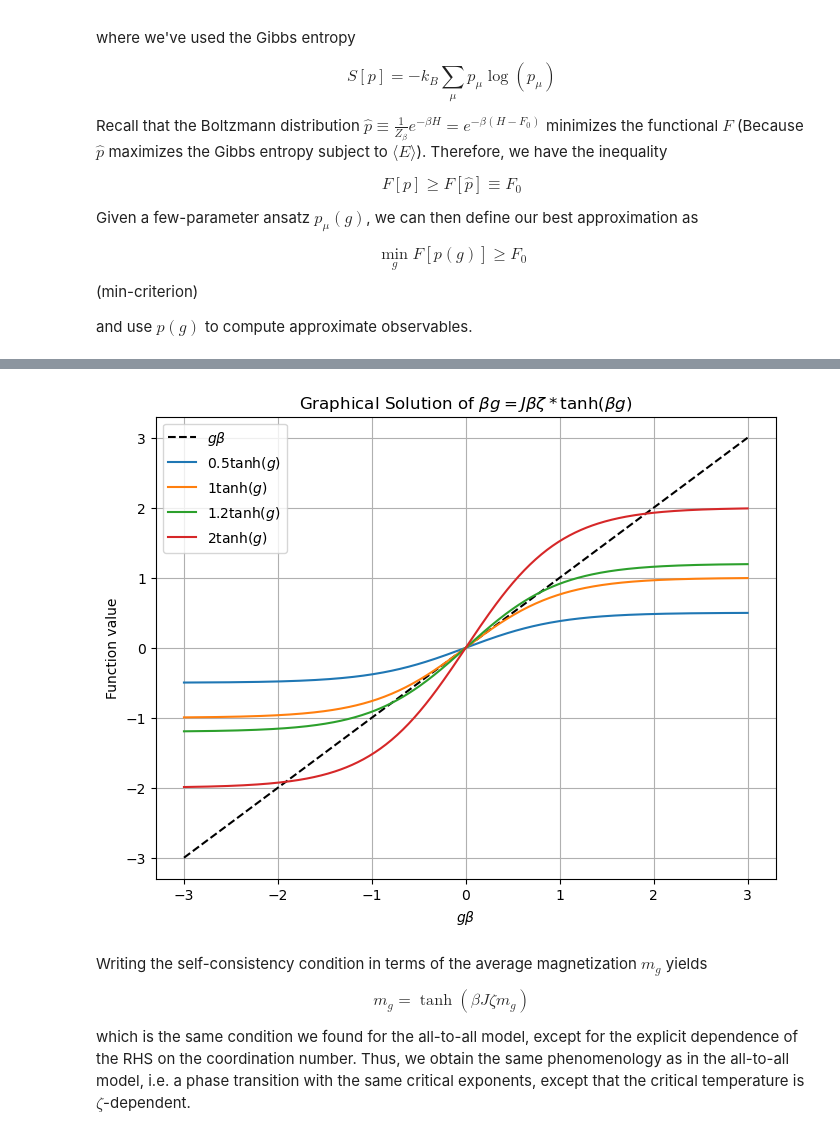
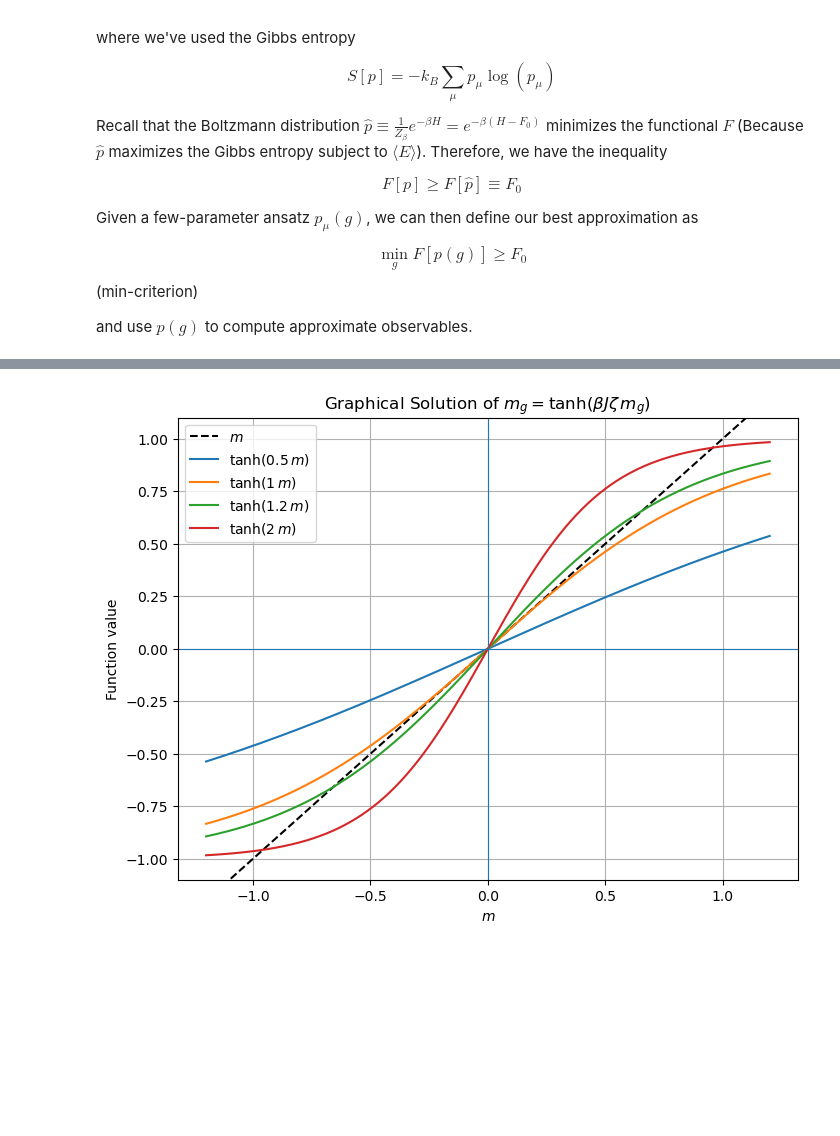
Before and after one commit to Hallatscheklab/StatPhys26, a Jupyter notebook: _sources/Variational-Methods/Variational-methods-Mean-Field.ipynb, the cells around one changed output, grey strips where cells are left out. Cells and saved outputs as stored; diff of their text form; code cells hidden in the pictures; blank space fills up the shorter version.

```diff
--- a/_sources/Variational-Methods/Variational-methods-Mean-Field.ipynb
+++ b/_sources/Variational-Methods/Variational-methods-Mean-Field.ipynb
@@ -186,39 +197,38 @@ Here's a graphical solution of
 $$
 \beta g=J \beta \zeta \tanh (\beta g)
 $$
-# %%
-import numpy as np
-import matplotlib.pyplot as plt
-
-# Define the parameters for multiple J values
-J_values = [0.5, 1, 1.2, 2]
-g_values = np.linspace(-3, 3, 400)  # Range of g values for plotting
-
-# Plotting for multiple J values
-plt.figure(figsize=(8, 6))
-plt.plot(g_values, g_values, label='$g\\beta$', linestyle='--', color='black')
-
-for J in J_values:
-    tanh_function = J * np.tanh(g_values)
-    plt.plot(g_values, tanh_function, label=f'${J} \\tanh(g)$')
-
-plt.title('Graphical Solution of $\\beta g = J \\beta \\zeta * \\tanh(\\beta g)$')
-plt.xlabel('$g\\beta$')
-plt.ylabel('Function value')
-plt.legend()
-plt.grid(True)
-plt.show()
-# %% [output]
-[figure, removed]
-# %% [markdown]
-Writing the self-consistency condition in terms of the average magnetization $m_g$ yields
-
-$$
-m_g= \tanh (\beta J \zeta m_g)
-$$
-
-
-which is the same condition we found for the all-to-all model, except for the explicit dependence of the RHS on the coordination number. Thus, we obtain the same phenomenology as in the all-to-all model, i.e. a phase transition with the same critical exponents, except that the critical temperature is $\zeta$-dependent.
+# %%
+import numpy as np
+import matplotlib.pyplot as plt
+
+# Parameters
+J_values = [0.5, 1, 1.2, 2]
+beta = 1.0
+zeta = 1.0
+
+m_values = np.linspace(-1.2, 1.2, 600)  # range for m (a bit beyond [-1,1] for visual padding)
+
+plt.figure(figsize=(8, 6))
+
+# Left-hand side: y = m
+plt.plot(m_values, m_values, label='$m$', linestyle='--', color='black')
+
+# Right-hand side: y = tanh(beta * J * zeta * m)
+for J in J_values:
+    rhs = np.tanh(beta * J * zeta * m_values)
+    plt.plot(m_values, rhs, label=rf'$\tanh({J}\, m)$')
+
+plt.title(r'Graphical Solution of $m_g=\tanh(\beta J \zeta\, m_g)$')
+plt.xlabel(r'$m$')
+plt.ylabel(r'Function value')
+plt.axhline(0, linewidth=0.8)
+plt.axvline(0, linewidth=0.8)
+plt.ylim(-1.1, 1.1)
+plt.grid(True)
+plt.legend()
+plt.show()
+# %% [output]
+[figure, added]
 # %% [markdown]
 #### Is this variational approximation good?
 
```
Also changed, not shown: parts of 2 cells of this notebook, 3 other files.
